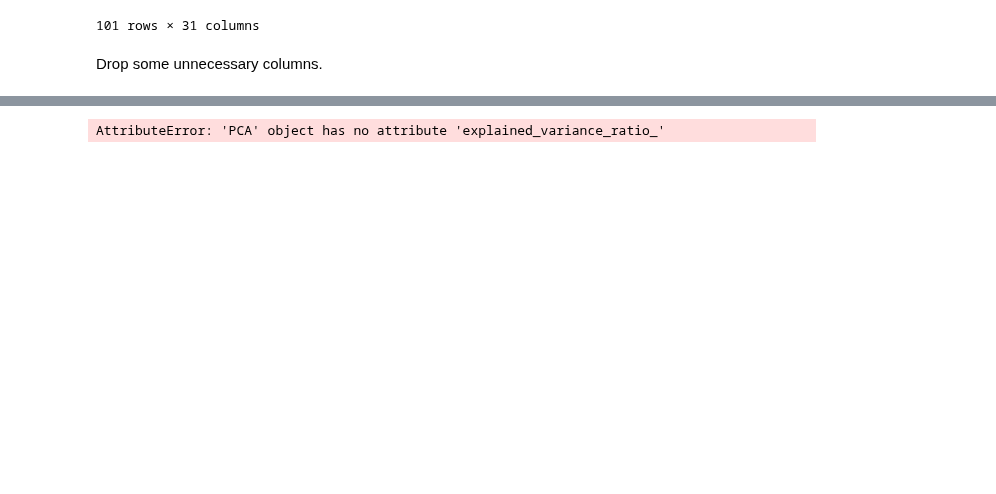
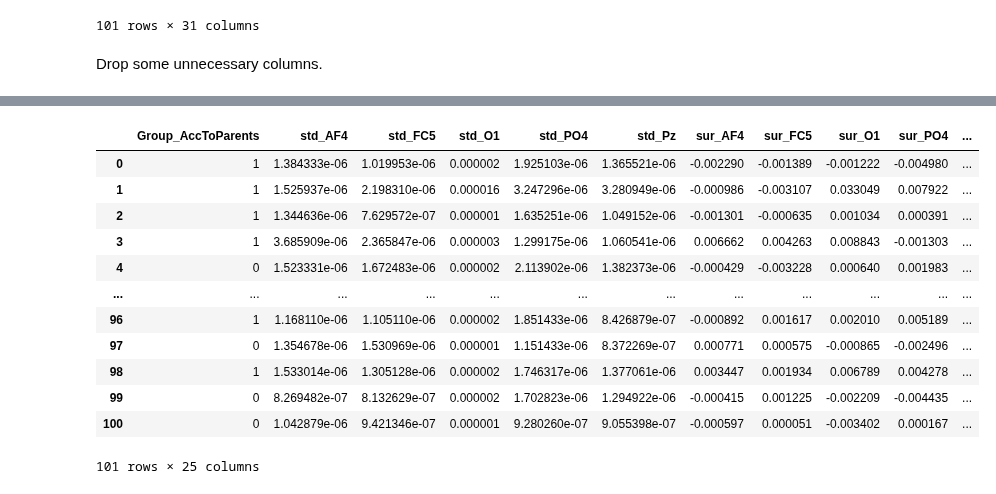
Before and after one commit to eegyolk-ai/eegyolk, a Jupyter notebook: dyslexiaprediction_nadine/Input_mmr_prep.ipynb, the cells around one changed output, grey strips where cells are left out. Cells and saved outputs as stored; diff of their text form; code cells hidden in the pictures; blank space fills up the shorter version.

```diff
--- a/dyslexiaprediction_nadine/Input_mmr_prep.ipynb
+++ b/dyslexiaprediction_nadine/Input_mmr_prep.ipynb
@@ -185,9 +185,6 @@ df = df.drop(['eeg_file',
 # %%
 df['sex'] = np.where(
     (df['sex']=='m'), 1,0)
-
-df['Group_AccToParents'] = np.where(
-    (df['Group_AccToParents']=='At risk'), 1,0)
 # %%
 first = df.pop('Group_AccToParents')
 df.insert(0, 'Group_AccToParents', first)
@@ -209,4 +192,0 @@ ValueError: could not convert string to float: 'a'
-# %%
-explained_variance = pca.explained_variance_ratio_
-# %% [output]
-AttributeError: 'PCA' object has no attribute 'explained_variance_ratio_'
@@ -226,0 +193,16 @@ X.shape
+# %%
+df
+# %% [output]
+|  | Group_AccToParents | std_AF4 | std_FC5 | std_O1 | std_PO4 | std_Pz | sur_AF4 | sur_FC5 | sur_O1 | sur_PO4 | ... |
+| 0 | 1 | 1.384333e-06 | 1.019953e-06 | 0.000002 | 1.925103e-06 | 1.365521e-06 | -0.002290 | -0.001389 | -0.001222 | -0.004980 | ... |
+| 1 | 1 | 1.525937e-06 | 2.198310e-06 | 0.000016 | 3.247296e-06 | 3.280949e-06 | -0.000986 | -0.003107 | 0.033049 | 0.007922 | ... |
+| 2 | 1 | 1.344636e-06 | 7.629572e-07 | 0.000001 | 1.635251e-06 | 1.049152e-06 | -0.001301 | -0.000635 | 0.001034 | 0.000391 | ... |
+| 3 | 1 | 3.685909e-06 | 2.365847e-06 | 0.000003 | 1.299175e-06 | 1.060541e-06 | 0.006662 | 0.004263 | 0.008843 | -0.001303 | ... |
+| 4 | 0 | 1.523331e-06 | 1.672483e-06 | 0.000002 | 2.113902e-06 | 1.382373e-06 | -0.000429 | -0.003228 | 0.000640 | 0.001983 | ... |
+| ... | ... | ... | ... | ... | ... | ... | ... | ... | ... | ... | ... |
+| 96 | 1 | 1.168110e-06 | 1.105110e-06 | 0.000002 | 1.851433e-06 | 8.426879e-07 | -0.000892 | 0.001617 | 0.002010 | 0.005189 | ... |
+| 97 | 0 | 1.354678e-06 | 1.530969e-06 | 0.000001 | 1.151433e-06 | 8.372269e-07 | 0.000771 | 0.000575 | -0.000865 | -0.002496 | ... |
+| 98 | 1 | 1.533014e-06 | 1.305128e-06 | 0.000002 | 1.746317e-06 | 1.377061e-06 | 0.003447 | 0.001934 | 0.006789 | 0.004278 | ... |
+| 99 | 0 | 8.269482e-07 | 8.132629e-07 | 0.000002 | 1.702823e-06 | 1.294922e-06 | -0.000415 | 0.001225 | -0.002209 | -0.004435 | ... |
+| 100 | 0 | 1.042879e-06 | 9.421346e-07 | 0.000001 | 9.280260e-07 | 9.055398e-07 | -0.000597 | 0.000051 | -0.003402 | 0.000167 | ... |
+101 rows × 25 columns
```
Also changed, not shown: parts of 12 cells of this notebook, 5 other files.
